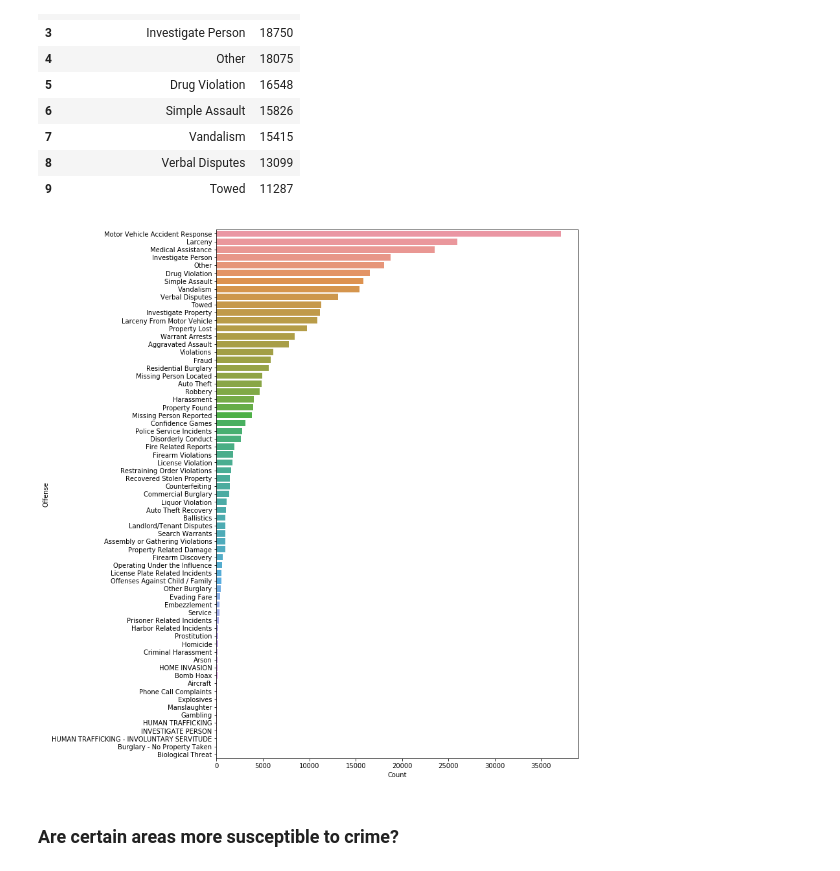
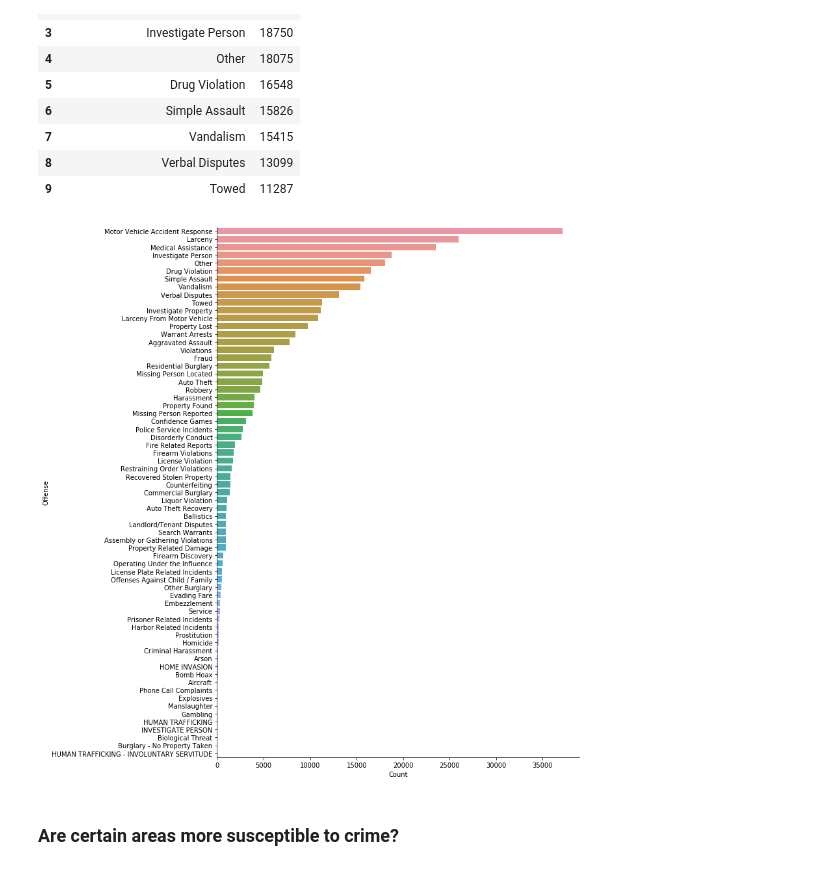
Before and after one commit to SpacePatroller/Boston_Crime_Data, a Jupyter notebook: Crime Data EDA.ipynb, the cells around one changed output. Drawn from its saved outputs; the diff is of its cells as text; code cells hidden in the pictures.

```diff
--- a/Crime Data EDA.ipynb
+++ b/Crime Data EDA.ipynb
@@ -85,12 +85,13 @@ offenseCounts.head(10)
 # %%
 figure = plt.figure(figsize=(10,15))
 
 sns.barplot(x=offenseCounts['Count'],y=offenseCounts['Offense'])
 plt.ylabel('Offense')
 plt.xlabel('Count')
-plt.savefig('images/offenseCount.jpeg')
+sns.despine()
+plt.savefig('images/offenseCount.png')
 # %% [output]
-[figure, old version]
+[figure, new version]
 # %% [markdown]
 ### Are certain areas more  susceptible to crime?
 # %%
```
Also changed, not shown: parts of 13 cells of this notebook, 7 other files.
